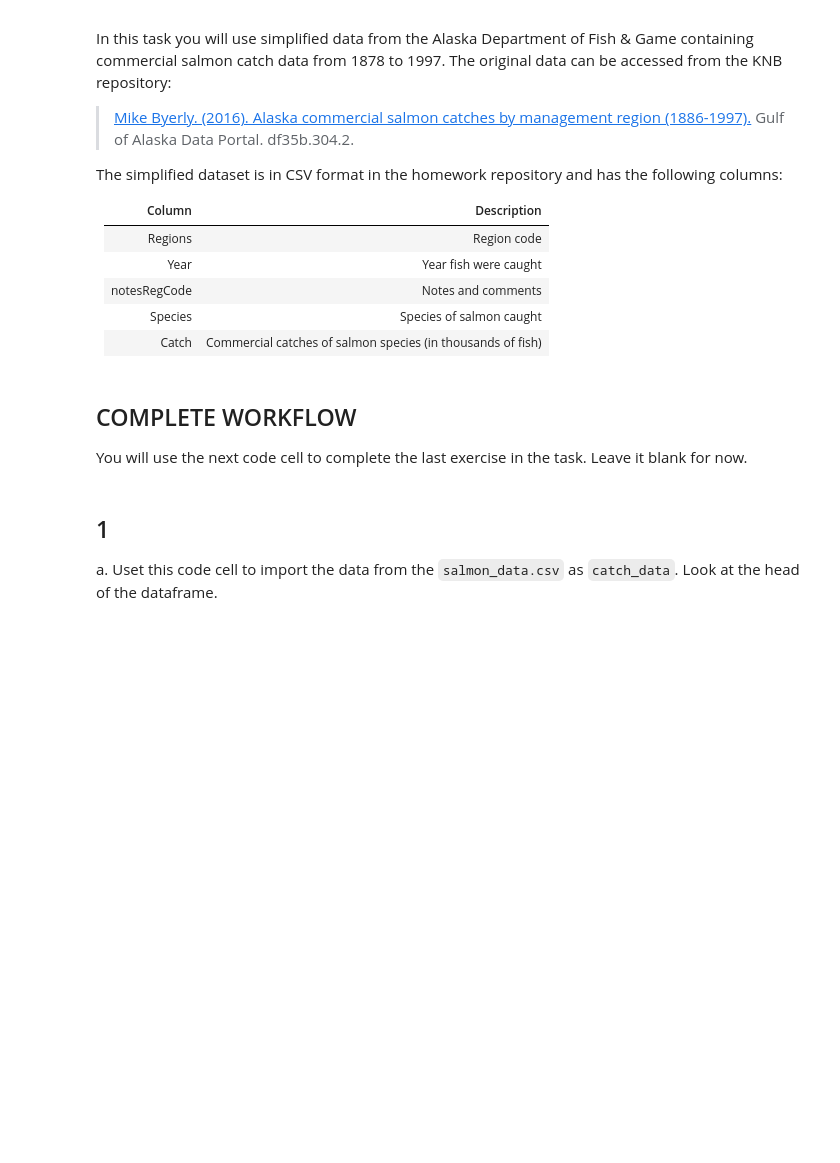
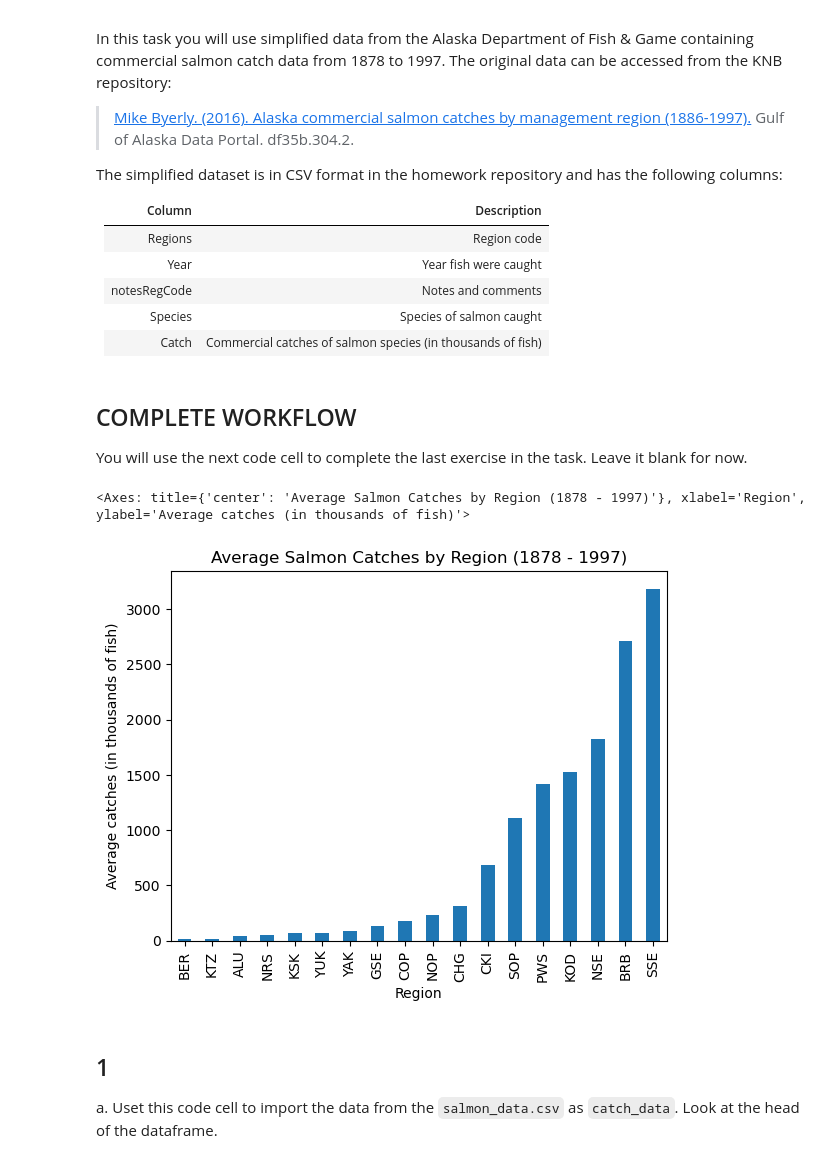
Before and after one commit to hylaea-miller/eds220-hwk2, a Jupyter notebook: task2/hwk2-task2-salmon.ipynb, the cells around one changed output. Saved outputs shown, nothing was run; the diff lists cells and outputs as text; code cells hidden in the pictures; blank space fills up the shorter version.

```diff
--- a/task2/hwk2-task2-salmon.ipynb
+++ b/task2/hwk2-task2-salmon.ipynb
@@ -53,3 +51,24 @@ You will use the next code cell to complete the last exercise in the task. Leave
+# %%
+# FINAL CODE
+# COMPLETE WORKFLOW
+
+# Import pandas library, load the salmon dataset from the 'data' folder
+# Update the value 'I' to 1 in the Catch column
+# Update the Catch column to numeric type
+import pandas as pd
+
+catch_data = pd.read_csv('data/salmon_data.csv')
+catch_data['Catch'] = pd.to_numeric(catch_data['Catch'].replace('I', '1'))
+
+# Create dataframe grouping by region and calculating the average salmon catch
+# Create bar plot of the average Salmon Catches by region from 1878 to 1997
+catch_data.groupby('Region')['Catch'].mean().sort_values().plot(kind="bar",
+                             title="Average Salmon Catches by Region (1878 - 1997)",
+                             ylabel="Average catches (in thousands of fish)",
+                             xlabel="Region")
+# %% [output]
+<Axes: title={'center': 'Average Salmon Catches by Region (1878 - 1997)'}, xlabel='Region', ylabel='Average catches (in thousands of fish)'>
+[figure, added]
 # %% [markdown]
 ## 1
 
```
Also changed, not shown: parts of 6 cells of this notebook.
